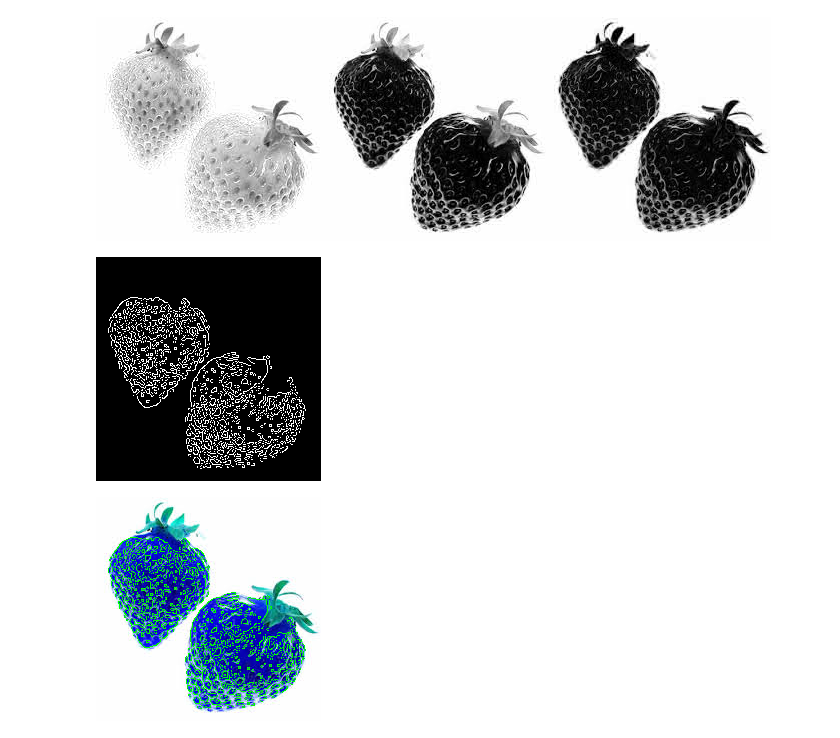
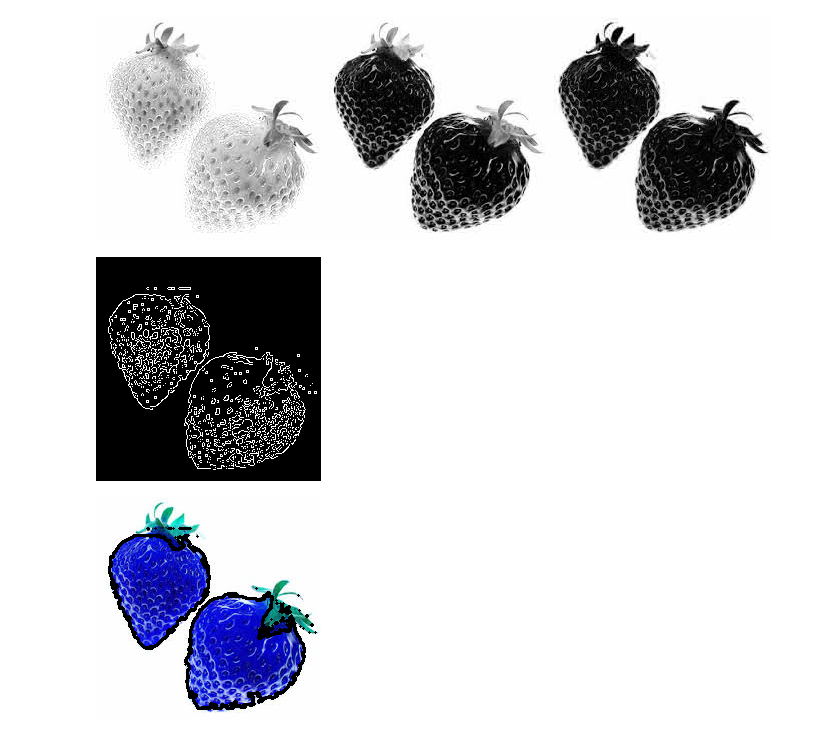
Before and after one commit to ShyrleyFlor/Fresas_PDI_, a Jupyter notebook: PDI_fresas_Segmentación_2.ipynb, the cells around one changed output. Saved outputs shown, nothing was run; the diff lists cells and outputs as text; code cells hidden in the pictures.

```diff
--- a/PDI_fresas_Segmentación_2.ipynb
+++ b/PDI_fresas_Segmentación_2.ipynb
@@ -53,18 +53,4 @@ def segmentar_fresa(img, thresholds):
         if s < 20:
             Q[i, :] = 0
 
-    return Q
-
-def detectar_bordes(Q):
-    # Detección de bordes utilizando el algoritmo de Canny
-    E = Canny(Q.astype(np.uint8) * 255, 100, 200)
-    return E
-
-def encontrar_contornos_segmentados(Q):
-    # Encontrar contornos de las regiones segmentadas
-    contornos, _ = findContours(Q.astype(np.uint8), RETR_EXTERNAL, CHAIN_APPROX_SIMPLE)
-    return contornos
-
-def obtener_limites_contorno(contorno):
-    x, y, w, h = cv2.boundingRect(contorno)
-    return x, y, x + w, y + h
+    return Q, img_rgb
@@ -71,6 +71,6 @@ def obtener_limites_contorno(contorno):
 # %%
 # Lectura de la imagen
-fresas_img = imread('fresas.jpg')
+fresas_img = cv2.imread('fresas.jpg')
 
 # Mostrar la imagen y sus dimensiones
 mostrar_imagen_y_dimensiones(fresas_img, title="Imagen de Fresas")
@@ -95,22 +88,29 @@ thresholds = {
 # %% [output]
 [figure]
 # %%
-# Segmentar la fresa
-Q = segmentar_fresa(fresas_img, thresholds)
+# Ajustar umbrales de segmentación
+thresholds = {
+    'R': 170,  # Umbral para el canal rojo
+    'G': 190,   # Umbral para el canal verde
+    'B': 150    # Umbral para el canal azul
+}
+
+# Segmentar las fresas
+Q, img_rgb = segmentar_fresa(fresas_img, thresholds)
 
 # Detectar bordes en las fresas segmentadas
 bordes = detectar_bordes(Q)
 cv2_imshow(bordes)
-
-# Encontrar contornos de cada fresa segmentada
-contornos = encontrar_contornos_segmentados(Q)
 # %% [output]
-[figure, old version]
+[figure, new version]
 # %%
-# Superposición de bordes en la imagen original
+# Encontrar contornos de cada fresa segmentada
+contornos = encontrar_contornos_segmentados(Q)
+
+# Superposición de contornos en la imagen original
 img_borders = img_rgb.copy()
-img_borders[bordes > 0] = [0, 255, 0]
+cv2.drawContours(img_borders, contornos, -1, (0, 0, 0), 2)
 
 cv2_imshow(img_borders)
 # %% [output]
-[figure, old version]
+[figure, new version]
```
Also changed, not shown: parts of 7 cells of this notebook.
